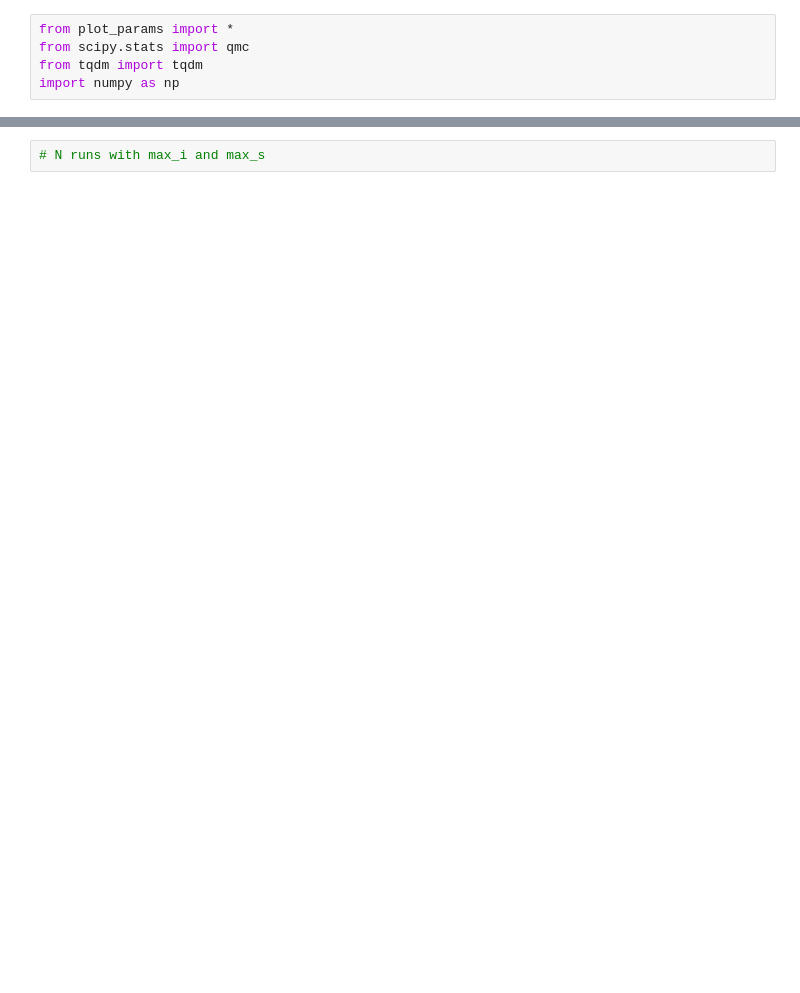
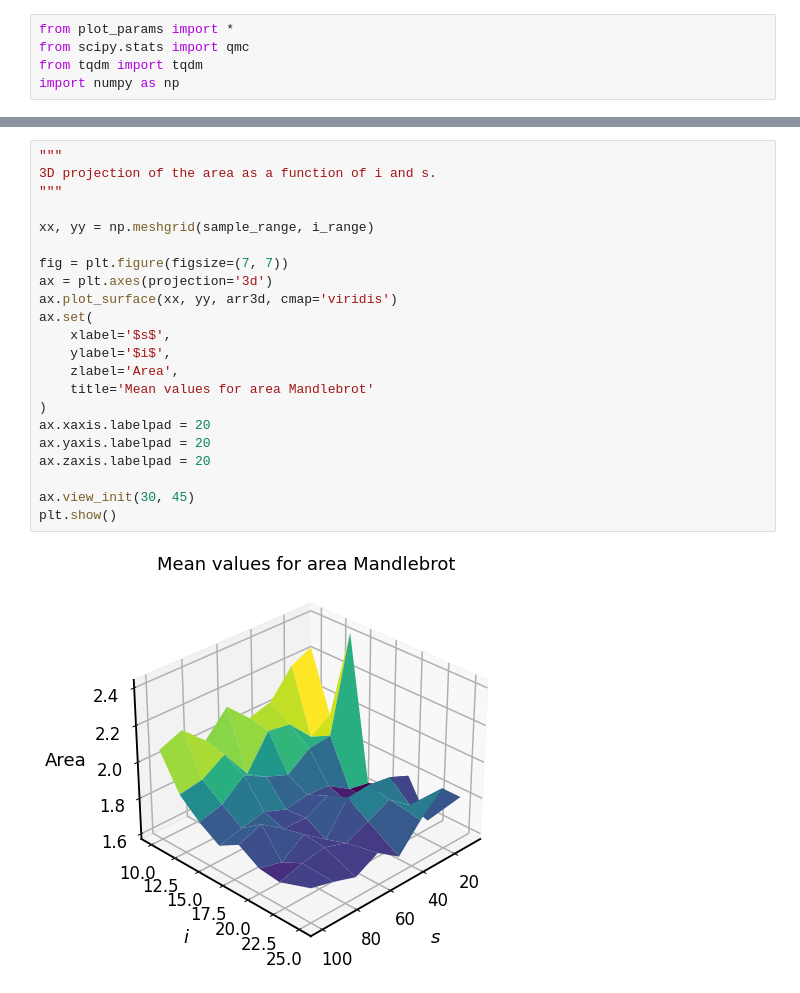
Before and after one commit to JesseFranzua/Mandlebrot, a Jupyter notebook: mandlebrot_area.ipynb, the cells around one changed output, grey strips where cells are left out. Cells and saved outputs as stored; diff of their text form; blank space fills up the shorter version.

```diff
--- a/mandlebrot_area.ipynb
+++ b/mandlebrot_area.ipynb
@@ -105,3 +112,25 @@ plt.show()
-# %%
-# N runs with max_i and max_s
+# %%
+"""
+3D projection of the area as a function of i and s.
+"""
+
+xx, yy = np.meshgrid(sample_range, i_range)
+
+fig = plt.figure(figsize=(7, 7))
+ax = plt.axes(projection='3d')
+ax.plot_surface(xx, yy, arr3d, cmap='viridis')
+ax.set(
+    xlabel='$s$',
+    ylabel='$i$',
+    zlabel='Area',
+    title='Mean values for area Mandlebrot'
+)
+ax.xaxis.labelpad = 20
+ax.yaxis.labelpad = 20
+ax.zaxis.labelpad = 20
+
+ax.view_init(30, 45)
+plt.show()
+# %% [output]
+[figure, added]
 # %%
```
Also changed, not shown: parts of 8 cells of this notebook, 1 other file.
